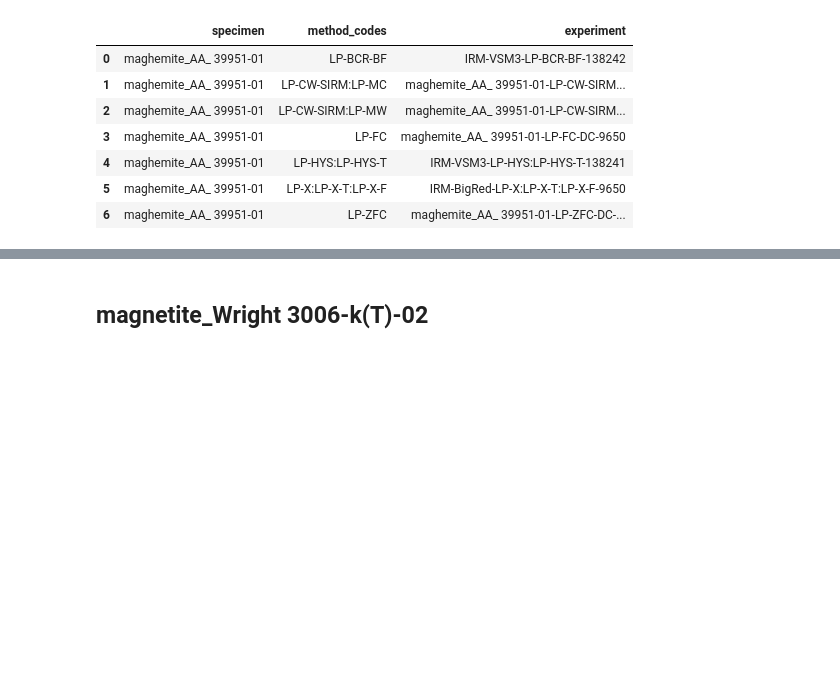
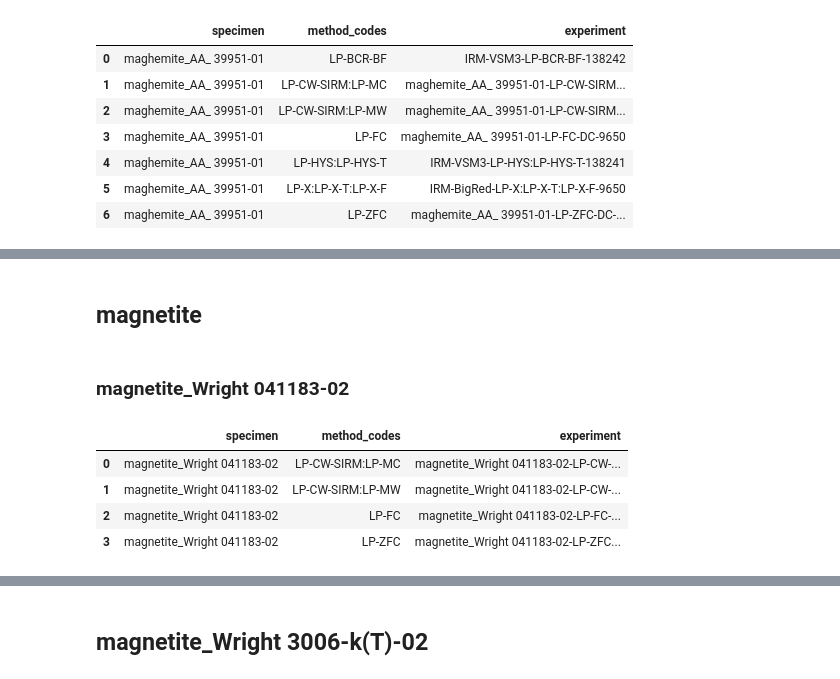
Before and after one commit to PmagPy/RockmagPy-notebooks, a Jupyter notebook: RMB_notebooks/RMB_titanomagnetite.ipynb, the cells around one changed output, grey strips where cells are left out. Drawn from its saved outputs; the diff is of its cells as text; code cells hidden in the pictures; blank space fills up the shorter version.

```diff
--- a/RMB_notebooks/RMB_titanomagnetite.ipynb
+++ b/RMB_notebooks/RMB_titanomagnetite.ipynb
@@ -115,3 +117,18 @@ rmag.plot_backfield_data(maghemAA_backfield_processed,interactive=True,plot_spec
 # %% [output]
 [interactive output not drawn]
 [interactive output not drawn]
+# %% [markdown]
+## magnetite
+# %% [markdown]
+### magnetite_Wright 041183-02
+# %%
+wright041183_specimen = 'magnetite_Wright 041183-02'
+wright041183_data = measurements[(measurements['specimen']==wright041183_specimen)].reset_index(drop=1)
+wright041183_experiments = rmag.make_experiment_df(wright041183_data)
+wright041183_experiments
+# %% [output]
+|  | specimen | method_codes | experiment |
+| 0 | magnetite_Wright 041183-02 | LP-CW-SIRM:LP-MC | magnetite_Wright 041183-02-LP-CW-... |
+| 1 | magnetite_Wright 041183-02 | LP-CW-SIRM:LP-MW | magnetite_Wright 041183-02-LP-CW-... |
+| 2 | magnetite_Wright 041183-02 | LP-FC | magnetite_Wright 041183-02-LP-FC-... |
+| 3 | magnetite_Wright 041183-02 | LP-ZFC | magnetite_Wright 041183-02-LP-ZFC... |
```
Also changed, not shown: parts of 8 cells of this notebook.
